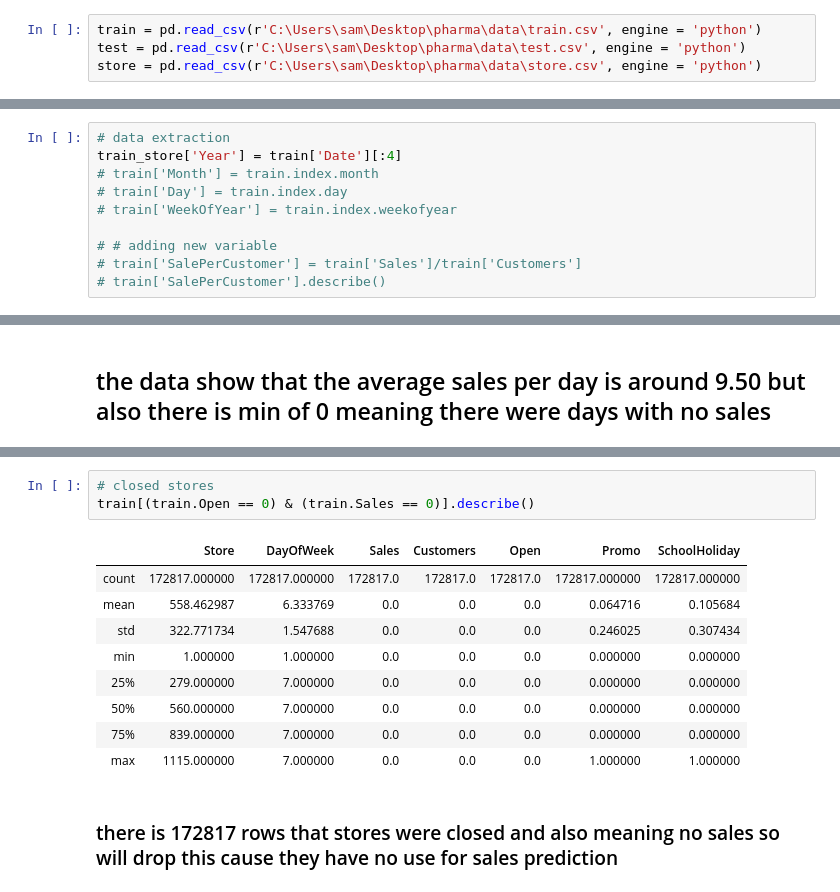
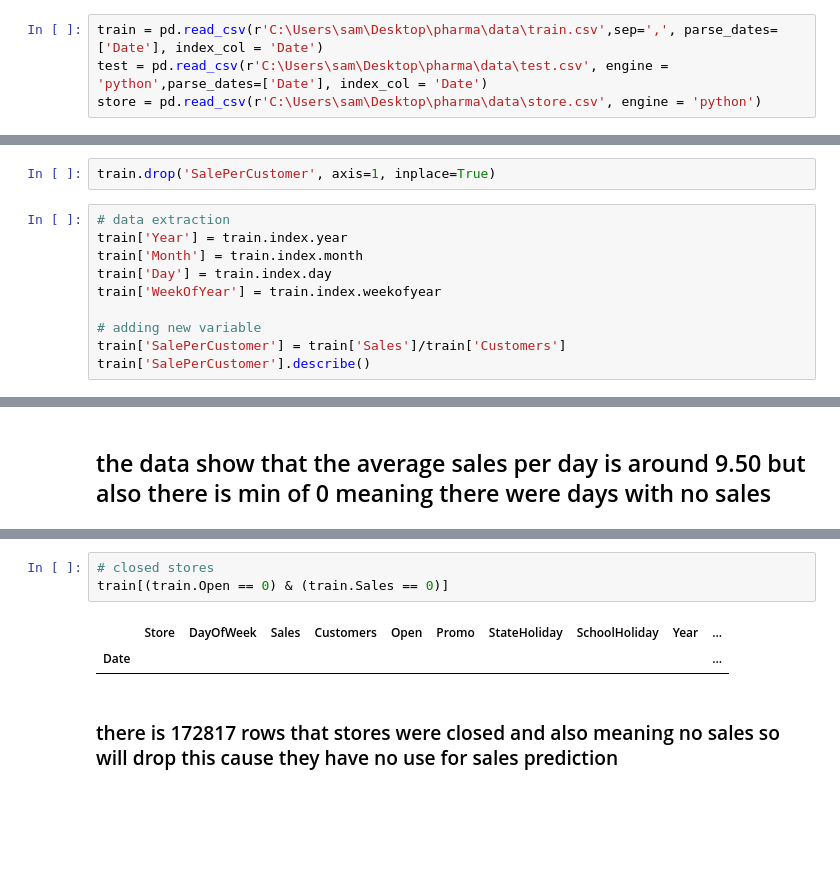
Before and after one commit to sam23121/Pharmaceutical_Sales_prediction, a Jupyter notebook: notebooks/Cleaning.ipynb, the cells around one changed output, grey strips where cells are left out. Drawn from its saved outputs; the diff is of its cells as text; blank space fills up the shorter version.

```diff
--- a/notebooks/Cleaning.ipynb
+++ b/notebooks/Cleaning.ipynb
@@ -16,8 +16,8 @@ from preprocess import Preprocess
 from clean_data import CleanData
 from plot import Plot
 # %%
-train = pd.read_csv(r'C:\Users\sam\Desktop\pharma\data\train.csv', engine = 'python')
-test = pd.read_csv(r'C:\Users\sam\Desktop\pharma\data\test.csv', engine = 'python')
+train = pd.read_csv(r'C:\Users\sam\Desktop\pharma\data\train.csv',sep=',', parse_dates=['Date'], index_col = 'Date')
+test = pd.read_csv(r'C:\Users\sam\Desktop\pharma\data\test.csv', engine = 'python',parse_dates=['Date'], index_col = 'Date')
 store = pd.read_csv(r'C:\Users\sam\Desktop\pharma\data\store.csv', engine = 'python')
 # %%
 train.head()
@@ -93,13 +110,15 @@ clean = CleanData()
 pre = Preprocess()
 # %% [markdown]
 # Cleaning the data
+# %%
+train.drop('SalePerCustomer', axis=1, inplace=True)
 # %%
 # data extraction
-train_store['Year'] = train['Date'][:4]
-# train['Month'] = train.index.month
-# train['Day'] = train.index.day
-# train['WeekOfYear'] = train.index.weekofyear
+train['Year'] = train.index.year
+train['Month'] = train.index.month
+train['Day'] = train.index.day
+train['WeekOfYear'] = train.index.weekofyear
 
-# # adding new variable
-# train['SalePerCustomer'] = train['Sales']/train['Customers']
-# train['SalePerCustomer'].describe()
+# adding new variable
+train['SalePerCustomer'] = train['Sales']/train['Customers']
+train['SalePerCustomer'].describe()
@@ -164,17 +216,10 @@ PromoInterval                544
 dtype: int64
 # %%
 # closed stores
-train[(train.Open == 0) & (train.Sales == 0)].describe()
+train[(train.Open == 0) & (train.Sales == 0)]
 # %% [output]
-|  | Store | DayOfWeek | Sales | Customers | Open | Promo | SchoolHoliday |
-| count | 172817.000000 | 172817.000000 | 172817.0 | 172817.0 | 172817.0 | 172817.000000 | 172817.000000 |
-| mean | 558.462987 | 6.333769 | 0.0 | 0.0 | 0.0 | 0.064716 | 0.105684 |
-| std | 322.771734 | 1.547688 | 0.0 | 0.0 | 0.0 | 0.246025 | 0.307434 |
-| min | 1.000000 | 1.000000 | 0.0 | 0.0 | 0.0 | 0.000000 | 0.000000 |
-| 25% | 279.000000 | 7.000000 | 0.0 | 0.0 | 0.0 | 0.000000 | 0.000000 |
-| 50% | 560.000000 | 7.000000 | 0.0 | 0.0 | 0.0 | 0.000000 | 0.000000 |
-| 75% | 839.000000 | 7.000000 | 0.0 | 0.0 | 0.0 | 0.000000 | 0.000000 |
-| max | 1115.000000 | 7.000000 | 0.0 | 0.0 | 0.0 | 1.000000 | 1.000000 |
+|  | Store | DayOfWeek | Sales | Customers | Open | Promo | StateHoliday | SchoolHoliday | Year | ... |
+| Date |  |  |  |  |  |  |  |  |  | ... |
 # %% [markdown]
 ### there is 172817 rows that stores were closed and also meaning no sales so will drop this cause they have no use for sales prediction
 # %%
```
Also changed, not shown: parts of 22 cells of this notebook, 5 other files.
